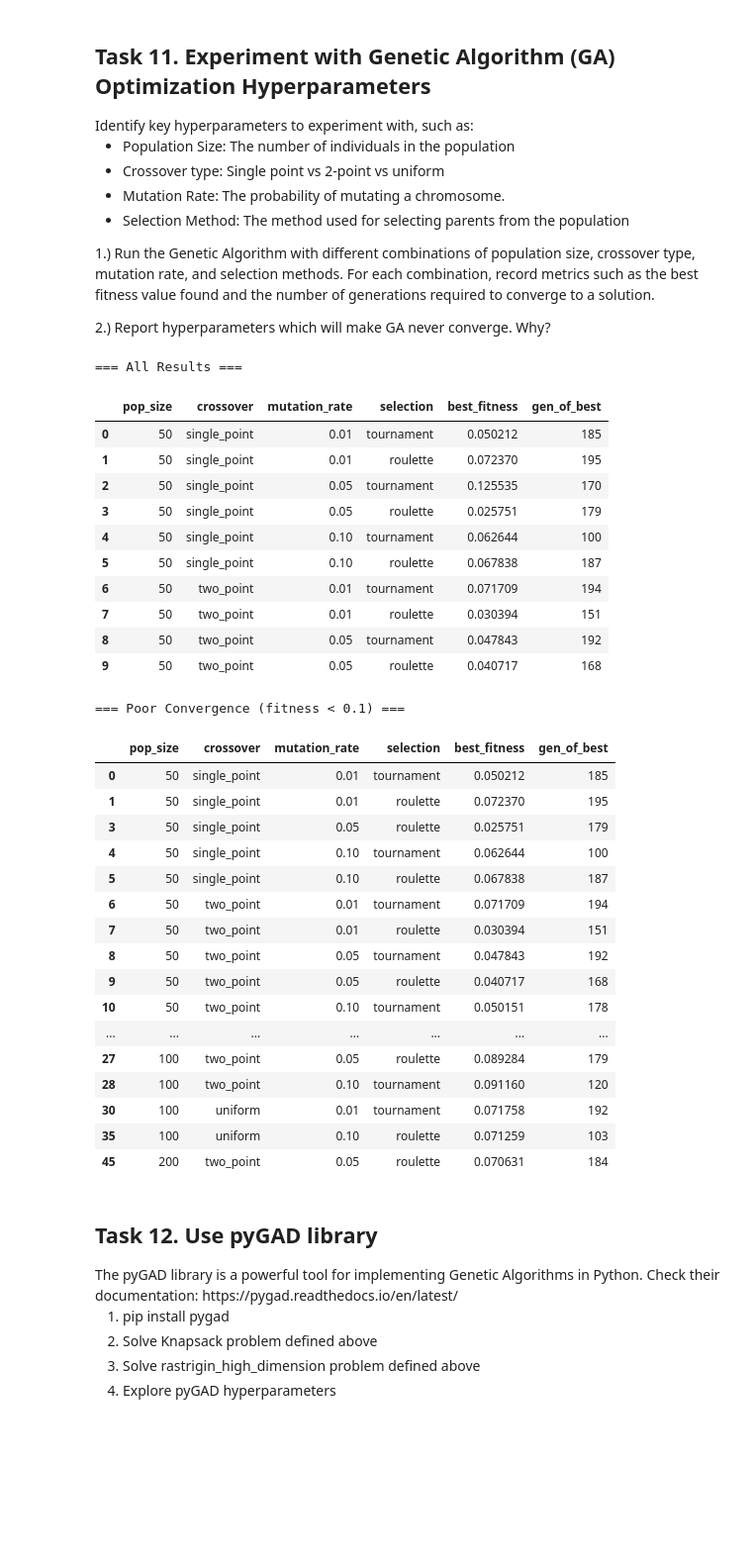
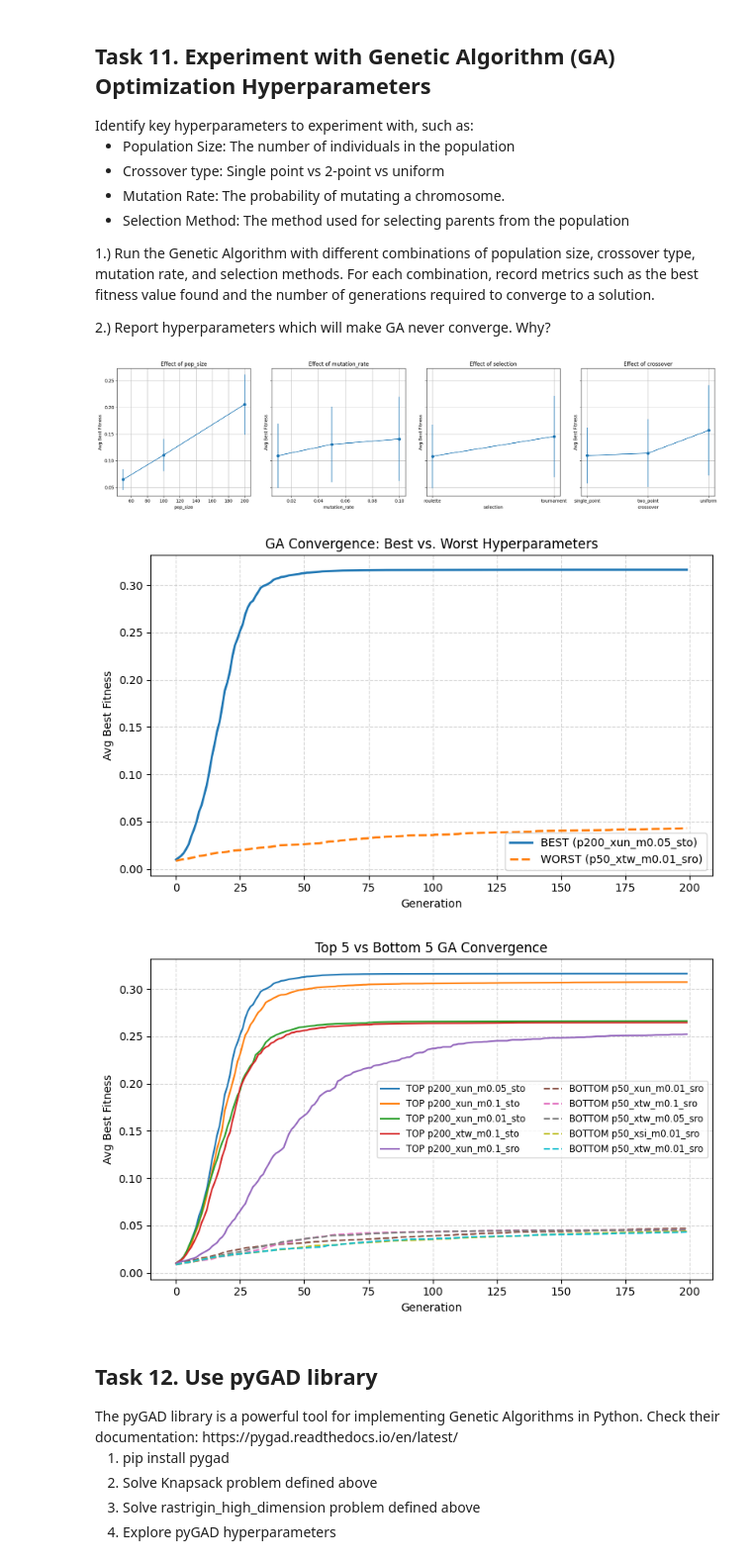
Before and after one commit to MarioSomodi/Optimization-Algorithms, a Jupyter notebook: OABOEC_Project_Mario_Somodi.ipynb, the cells around one changed output. Shown at 99% size. Saved outputs shown, nothing was run; the diff lists cells and outputs as text; code cells hidden in the pictures; blank space fills up the shorter version.

Commit message:
improved ga algorithm, and its evaluation added graphs, better naming and better hyperparam eval. modified notebook to reflect changes to ga

```diff
--- a/OABOEC_Project_Mario_Somodi.ipynb
+++ b/OABOEC_Project_Mario_Somodi.ipynb
@@ -799,45 +778,24 @@ Identify key hyperparameters to experiment with, such as:
 For each combination, record metrics such as the best fitness value found and the number of generations required to converge to a solution.
 </p>
 <p> 2.) Report hyperparameters which will make GA never converge. Why?</p>
-# %%
-df_results, df_poor = run_hyperparameter_experiments()
-
-print("=== All Results ===")
-display(df_results.head(10))
-
-print(f"\n=== Poor Convergence (fitness < {0.1}) ===")
-display(df_poor)
-# %% [output]
-=== All Results ===
-|  | pop_size | crossover | mutation_rate | selection | best_fitness | gen_of_best |
-| 0 | 50 | single_point | 0.01 | tournament | 0.050212 | 185 |
-| 1 | 50 | single_point | 0.01 | roulette | 0.072370 | 195 |
-| 2 | 50 | single_point | 0.05 | tournament | 0.125535 | 170 |
-| 3 | 50 | single_point | 0.05 | roulette | 0.025751 | 179 |
-| 4 | 50 | single_point | 0.10 | tournament | 0.062644 | 100 |
-| 5 | 50 | single_point | 0.10 | roulette | 0.067838 | 187 |
-| 6 | 50 | two_point | 0.01 | tournament | 0.071709 | 194 |
-| 7 | 50 | two_point | 0.01 | roulette | 0.030394 | 151 |
-| 8 | 50 | two_point | 0.05 | tournament | 0.047843 | 192 |
-| 9 | 50 | two_point | 0.05 | roulette | 0.040717 | 168 |
-=== Poor Convergence (fitness < 0.1) ===
-|  | pop_size | crossover | mutation_rate | selection | best_fitness | gen_of_best |
-| 0 | 50 | single_point | 0.01 | tournament | 0.050212 | 185 |
-| 1 | 50 | single_point | 0.01 | roulette | 0.072370 | 195 |
-| 3 | 50 | single_point | 0.05 | roulette | 0.025751 | 179 |
-| 4 | 50 | single_point | 0.10 | tournament | 0.062644 | 100 |
-| 5 | 50 | single_point | 0.10 | roulette | 0.067838 | 187 |
-| 6 | 50 | two_point | 0.01 | tournament | 0.071709 | 194 |
-| 7 | 50 | two_point | 0.01 | roulette | 0.030394 | 151 |
-| 8 | 50 | two_point | 0.05 | tournament | 0.047843 | 192 |
-| 9 | 50 | two_point | 0.05 | roulette | 0.040717 | 168 |
-| 10 | 50 | two_point | 0.10 | tournament | 0.050151 | 178 |
-| ... | ... | ... | ... | ... | ... | ... |
-| 27 | 100 | two_point | 0.05 | roulette | 0.089284 | 179 |
-| 28 | 100 | two_point | 0.10 | tournament | 0.091160 | 120 |
-| 30 | 100 | uniform | 0.01 | tournament | 0.071758 | 192 |
-| 35 | 100 | uniform | 0.10 | roulette | 0.071259 | 103 |
-| 45 | 200 | two_point | 0.05 | roulette | 0.070631 | 184 |
+# %%
+evaluator = GaEvaluator(
+    pop_sizes=[50,100,200],
+    crossover_methods=['single_point','two_point','uniform'],
+    mutation_rates=[0.01,0.05,0.1],
+    selection_methods=['tournament','roulette'],
+    runs=30,
+    threshold=0.1
+)
+
+df, results = evaluator.evaluate()
+evaluator.plot_hyperparameter_effects()
+evaluator.plot_best_vs_worst()
+evaluator.plot_top_bottom(n=5)
+# %% [output]
+[figure, added]
+[figure, added]
+[figure, added]
 # %% [markdown]
 <h2> Task 12. Use pyGAD library </h2>
 The pyGAD library is a powerful tool for implementing Genetic Algorithms in Python. Check their documentation: https://pygad.readthedocs.io/en/latest/
```
Also changed, not shown: parts of 9 cells of this notebook, 2 other files.
